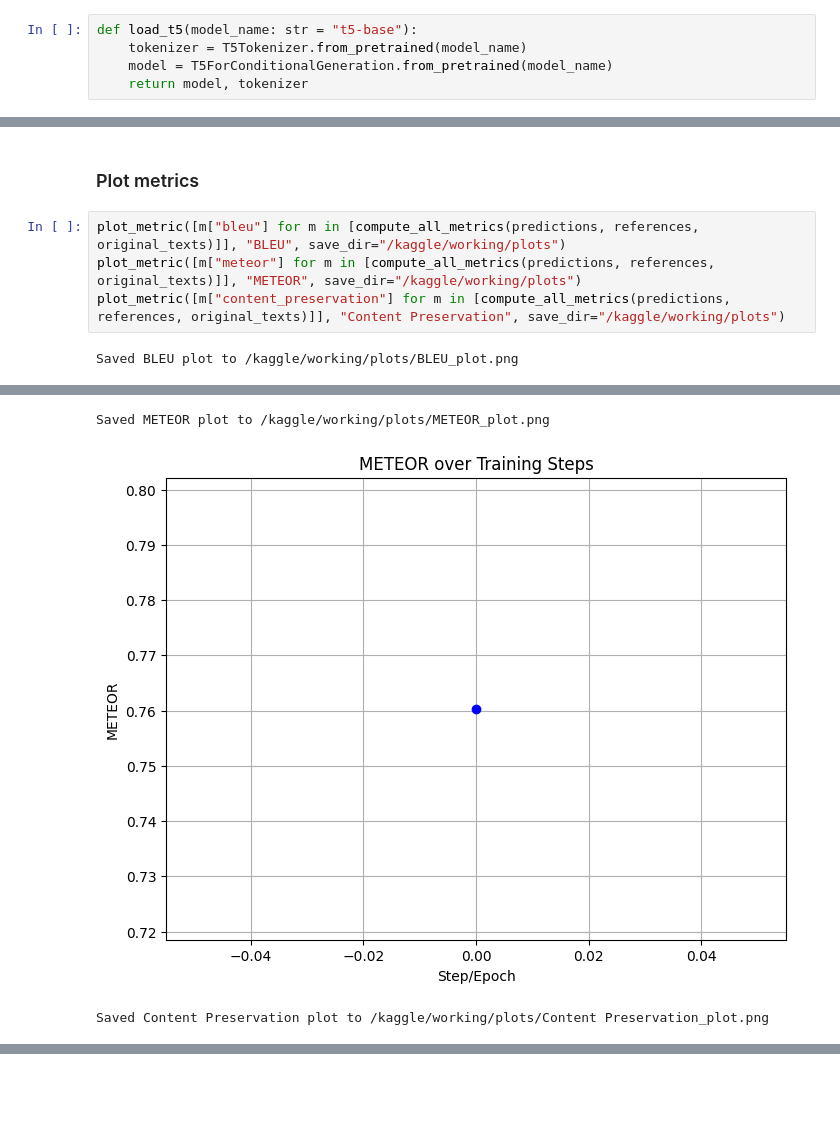
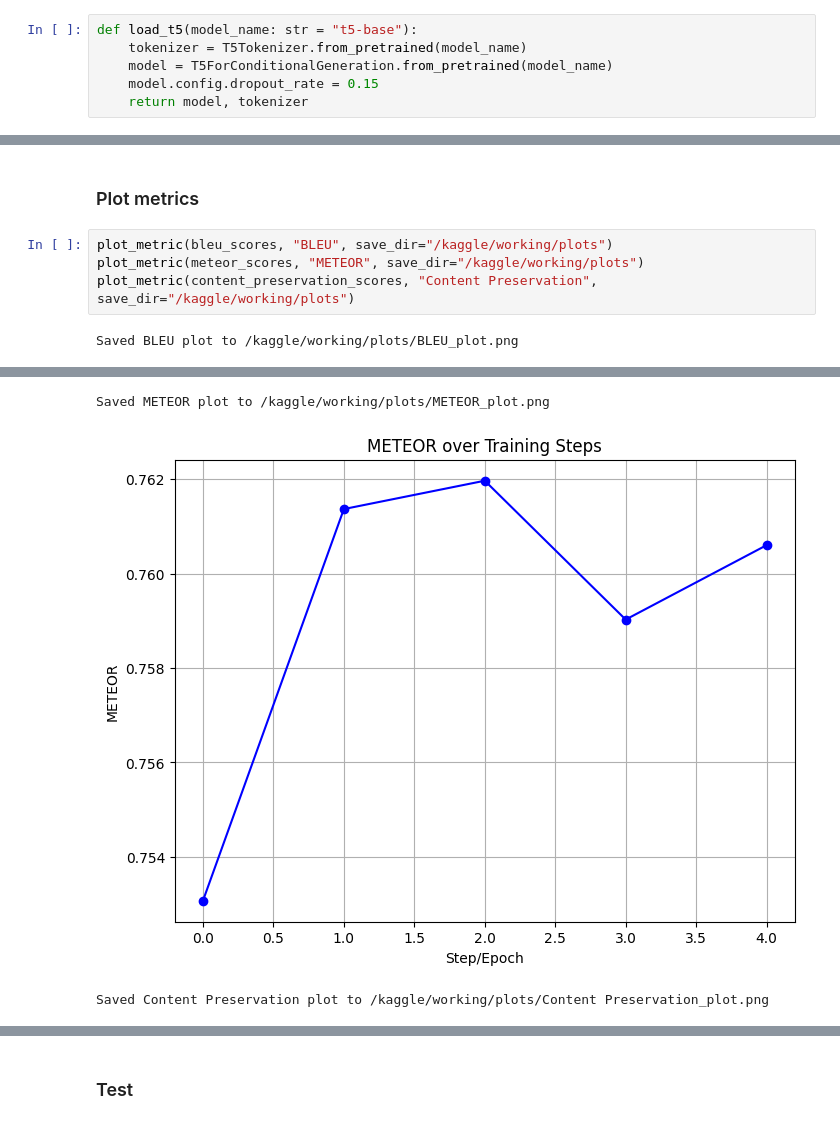
Before and after one commit to Rz02/Text-Style-Transfer, a Jupyter notebook: training/seq2seq-mod.ipynb, the cells around one changed output, grey strips where cells are left out. Drawn from its saved outputs; the diff is of its cells as text; blank space fills up the shorter version.

```diff
--- a/training/seq2seq-mod.ipynb
+++ b/training/seq2seq-mod.ipynb
@@ -170,6 +170,7 @@ def split_tsv(input_file, train_file, eval_file, eval_size=1962, random_seed=42)
 def load_t5(model_name: str = "t5-base"):
     tokenizer = T5Tokenizer.from_pretrained(model_name)
     model = T5ForConditionalGeneration.from_pretrained(model_name)
+    model.config.dropout_rate = 0.15
     return model, tokenizer
 # %% [markdown]
 ### **File 5: metrics.py**
@@ -349,8 +389,8 @@ Saved loss plot to /kaggle/working/plots/loss_plot.png
 # %% [markdown]
 ### Plot metrics
 # %%
-plot_metric([m["bleu"] for m in [compute_all_metrics(predictions, references, original_texts)]], "BLEU", save_dir="/kaggle/working/plots")
-plot_metric([m["meteor"] for m in [compute_all_metrics(predictions, references, original_texts)]], "METEOR", save_dir="/kaggle/working/plots")
-plot_metric([m["content_preservation"] for m in [compute_all_metrics(predictions, references, original_texts)]], "Content Preservation", save_dir="/kaggle/working/plots")
+plot_metric(bleu_scores, "BLEU", save_dir="/kaggle/working/plots")
+plot_metric(meteor_scores, "METEOR", save_dir="/kaggle/working/plots")
+plot_metric(content_preservation_scores, "Content Preservation", save_dir="/kaggle/working/plots")
 # %% [output]
 Saved BLEU plot to /kaggle/working/plots/BLEU_plot.png
@@ -358,3 +398,3 @@ Saved BLEU plot to /kaggle/working/plots/BLEU_plot.png
 Saved METEOR plot to /kaggle/working/plots/METEOR_plot.png
-[figure, old version]
+[figure, new version]
 Saved Content Preservation plot to /kaggle/working/plots/Content Preservation_plot.png
@@ -361,0 +402,2 @@ Saved Content Preservation plot to /kaggle/working/plots/Content Preservation_pl
+# %% [markdown]
+### Test
```
Also changed, not shown: parts of 11 cells of this notebook.
